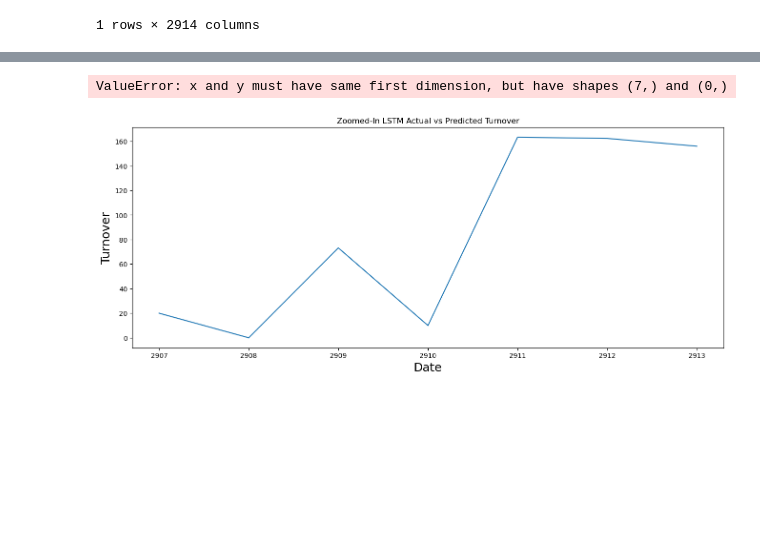
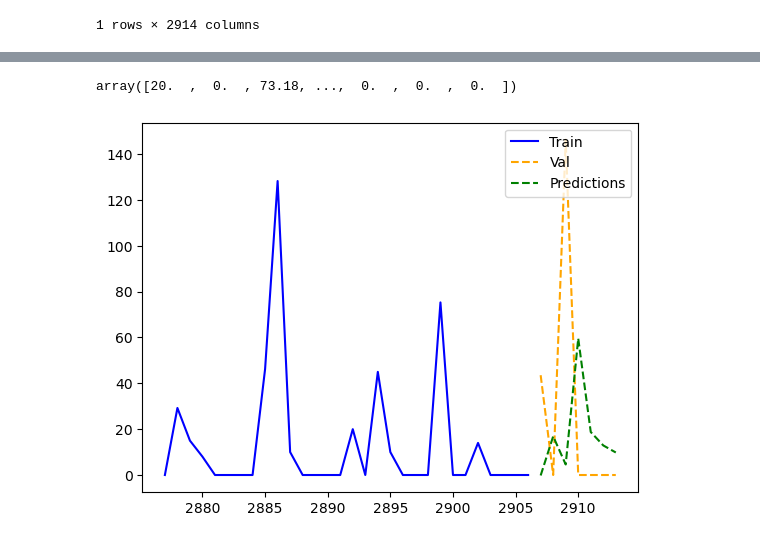
Before and after one commit to ramxbx/GamblingAddictionTimeSeriesPrediction, a Jupyter notebook: DatasetAnalysis.ipynb, the cells around one changed output, grey strips where cells are left out. Saved outputs shown, nothing was run; the diff lists cells and outputs as text; code cells hidden in the pictures; blank space fills up the shorter version.

```diff
--- a/DatasetAnalysis.ipynb
+++ b/DatasetAnalysis.ipynb
@@ -1345,28 +1396,44 @@ plt.show()
+# %%
+nonstationary_single_user_data_ravel
+# %% [output]
+array([20.  ,  0.  , 73.18, ...,  0.  ,  0.  ,  0.  ])
+# %%
+# Plot only the last 30 values
+last_30_values = -30
+
+# Plot training data
+plt.plot(range(training_data__monthly_len - 30, training_data__monthly_len), train[last_30_values:], linestyle='-', color='blue')
+
+# Plot validation data
+plt.plot(x_test_idx[-30:], valid['x'][-30:], linestyle='--', color='orange')  # Use x_test_idx for x-axis
+plt.plot(x_test_idx[-30:], valid['Predictions'][-30:], linestyle='--', color='green')  # Use x_test_idx for x-axis
+
+plt.legend(['Train', 'Val', 'Predictions'], loc='upper right')
+plt.show()
+# %% [output]
+[figure, added]
 # %%
-# Define the range for the zoomed-in graph (you can adjust these dates)
-start_date_zoomed = max(training_data__monthly_len, training_data__monthly_len + x_test_len - 30)  # Adjust as needed
-end_date_zoomed = training_data__monthly_len + x_test_len  # Adjust as needed
+# # Define the range for the zoomed-in graph (you can adjust these dates)
+# start_date_zoomed = max(training_data__monthly_len, training_data__monthly_len + x_test_len - 30)  # Adjust as needed
+# end_date_zoomed = training_data__monthly_len + x_test_len  # Adjust as needed
 
-# Create a zoomed-in x-axis range
-x_zoomed = range(start_date_zoomed, end_date_zoomed)
+# # Create a zoomed-in x-axis range
+# x_zoomed = range(start_date_zoomed, end_date_zoomed)
 
-# Create a zoomed-in version of the data
-train_zoomed = train[start_date_zoomed - training_data__monthly_len:end_date_zoomed - training_data__monthly_len]
-valid_zoomed = valid[(valid.index >= start_date_zoomed) & (valid.index < end_date_zoomed)]
+# # Create a zoomed-in version of the data
+# train_zoomed = train[start_date_zoomed - training_data__monthly_len:end_date_zoomed - training_data__monthly_len]
+# valid_zoomed = valid[(valid.index >= start_date_zoomed) & (valid.index < end_date_zoomed)]
 
-# Visualize the zoomed-in data
-plt.figure(figsize=(16, 6))
-plt.title('Zoomed-In LSTM Actual vs Predicted Turnover')
-plt.xlabel('Date', fontsize=18)
-plt.ylabel('Turnover', fontsize=18)
-plt.plot(x_zoomed, train_zoomed)
-plt.plot(x_zoomed, valid_zoomed['x'], linestyle='--', color='orange')  # Use x_zoomed for x-axis
-plt.plot(x_zoomed, valid_zoomed['Predictions'], linestyle='--', color='green')  # Use x_zoomed for x-axis
-plt.legend(['Train', 'Val', 'Predictions'], loc='upper right')
-plt.show()
+# # Visualize the zoomed-in data
+# plt.figure(figsize=(16, 6))
+# plt.title('Zoomed-In LSTM Actual vs Predicted Turnover')
+# plt.xlabel('Date', fontsize=18)
+# plt.ylabel('Turnover', fontsize=18)
+# plt.plot(x_zoomed, train_zoomed)
+# plt.plot(x_zoomed, valid_zoomed['x'], linestyle='--', color='orange')  # Use x_zoomed for x-axis
+# plt.plot(x_zoomed, valid_zoomed['Predictions'], linestyle='--', color='green')  # Use x_zoomed for x-axis
+# plt.legend(['Train', 'Val', 'Predictions'], loc='upper right')
+# plt.show()
-# %% [output]
-ValueError: x and y must have same first dimension, but have shapes (7,) and (0,)
-[figure, removed]
 # %%
 x_zoomed
 # %% [output]
```
Also changed, not shown: parts of 6 cells of this notebook.
